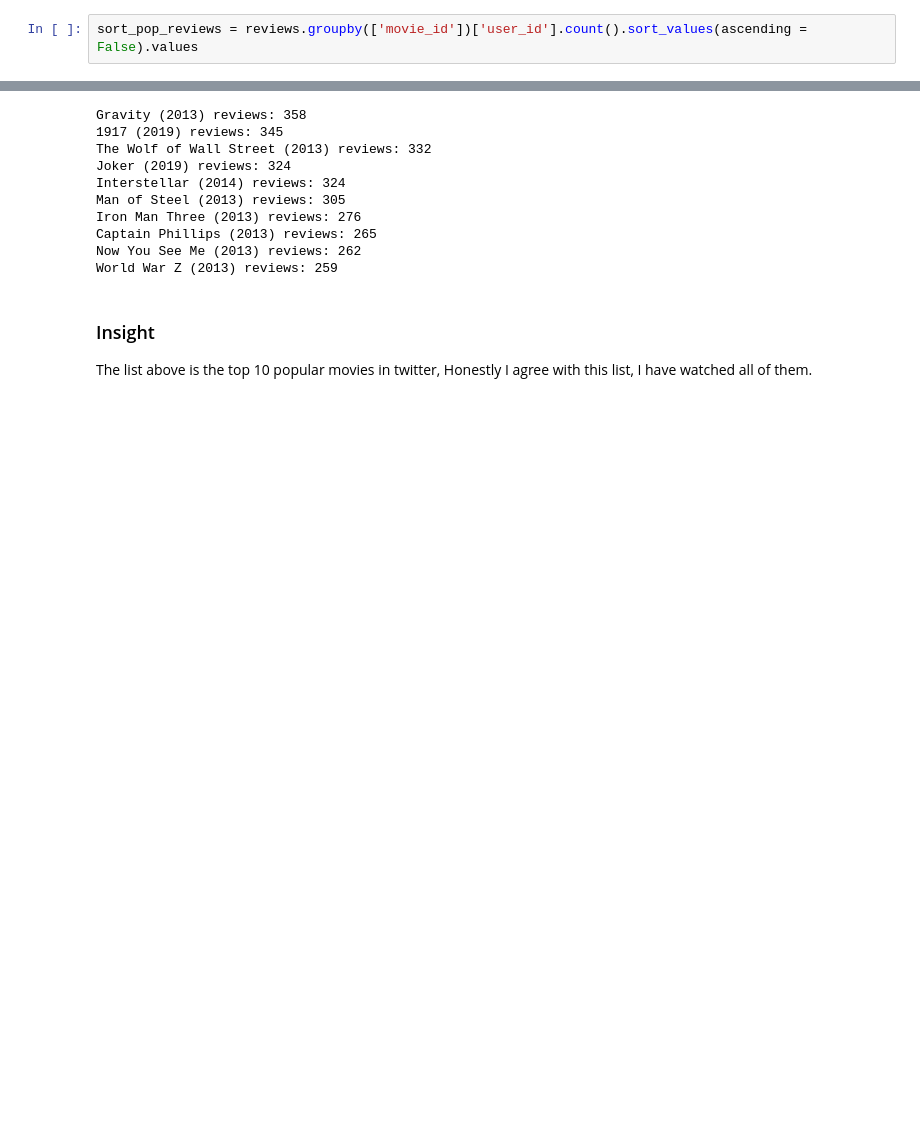
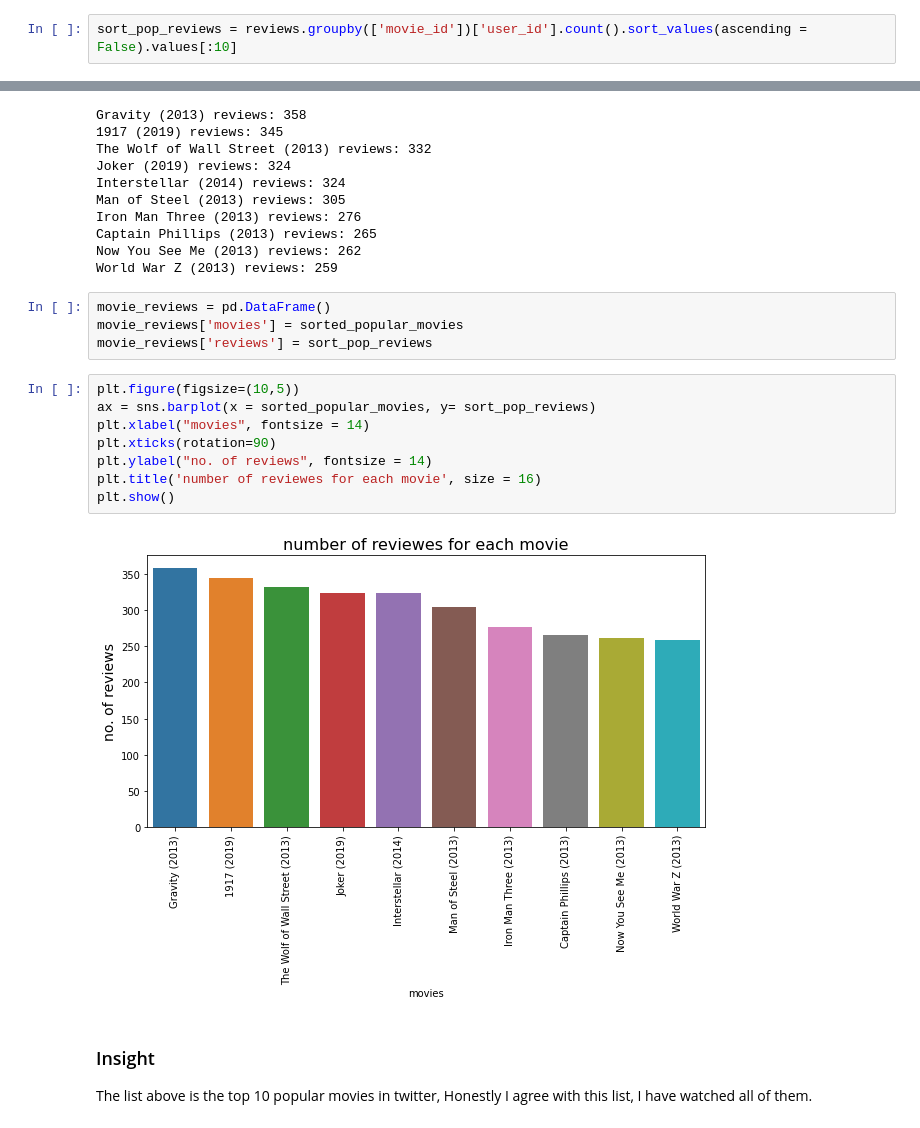
Before and after one commit to parikshitsaikia1619/MovieTweetings-Data-Analysis, a Jupyter notebook: Project - MovieTweetings.ipynb, the cells around one changed output, grey strips where cells are left out. Drawn from its saved outputs; the diff is of its cells as text; blank space fills up the shorter version.

```diff
--- a/Project - MovieTweetings.ipynb
+++ b/Project - MovieTweetings.ipynb
@@ -250,7 +250,7 @@ def get_movies(df, idxs):
 # %%
 sorted_popular_movies = get_movies(movies, popular_movies_idx[:10])
 # %%
-sort_pop_reviews = reviews.groupby(['movie_id'])['user_id'].count().sort_values(ascending = False).values
+sort_pop_reviews = reviews.groupby(['movie_id'])['user_id'].count().sort_values(ascending = False).values[:10]
 # %%
 for movie, review in zip(sorted_popular_movies, sort_pop_reviews):
     print(movie,"reviews:",review)
@@ -265,6 +265,20 @@ Iron Man Three (2013) reviews: 276
 Captain Phillips (2013) reviews: 265
 Now You See Me (2013) reviews: 262
 World War Z (2013) reviews: 259
+# %%
+movie_reviews = pd.DataFrame()
+movie_reviews['movies'] = sorted_popular_movies
+movie_reviews['reviews'] = sort_pop_reviews
+# %%
+plt.figure(figsize=(10,5))
+ax = sns.barplot(x = sorted_popular_movies, y= sort_pop_reviews)
+plt.xlabel("movies", fontsize = 14)
+plt.xticks(rotation=90)
+plt.ylabel("no. of reviews", fontsize = 14)
+plt.title('number of reviewes for each movie', size = 16)
+plt.show()
+# %% [output]
+[figure, added]
 # %% [markdown]
 ### Insight
 The list above is the top 10 popular movies in twitter, Honestly I agree with this list, I have watched all of them.
```
